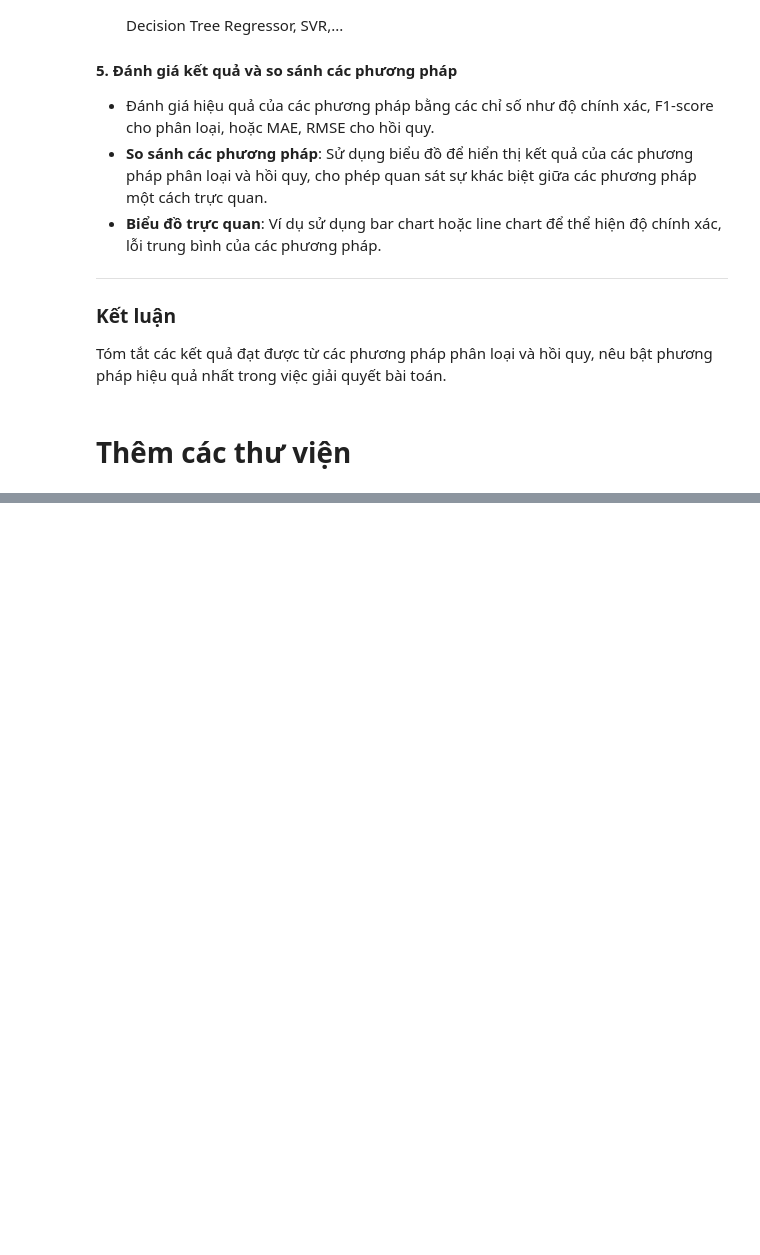
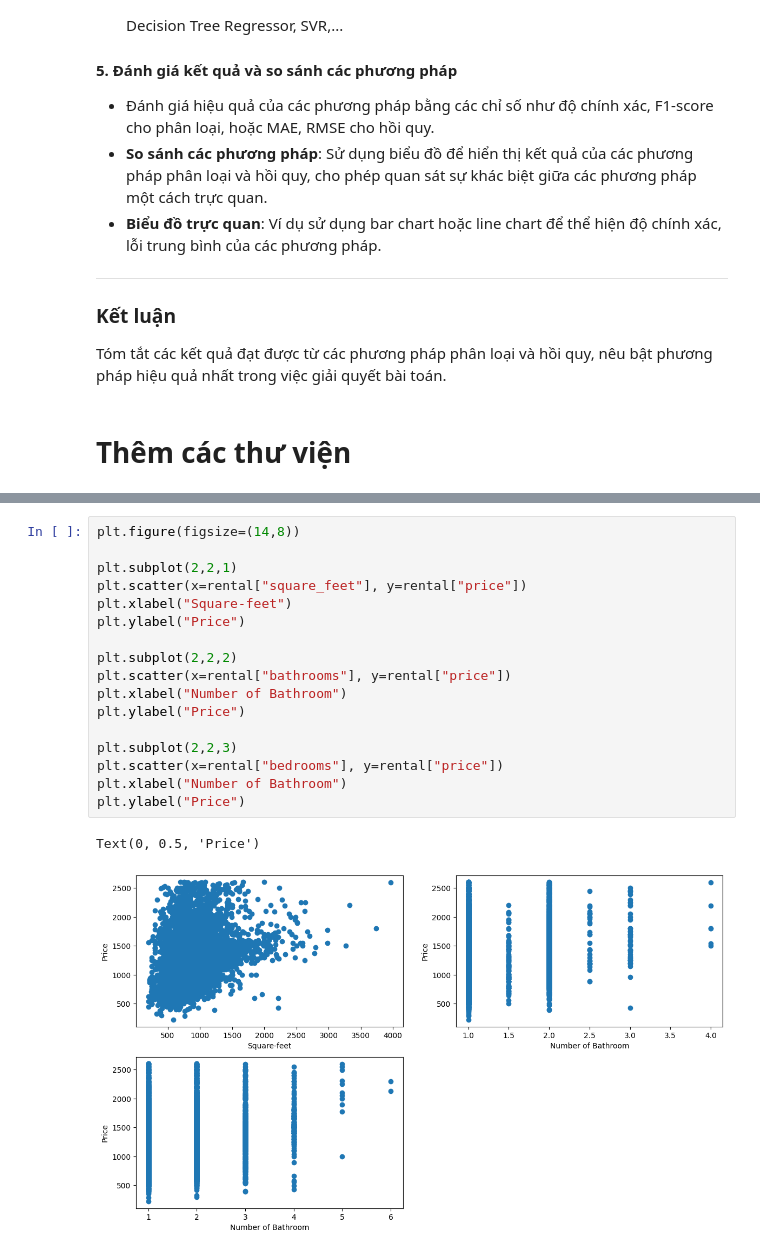
Before and after one commit to Chungg25/-Apartment-for-Rent-Classified, a Jupyter notebook: Apartment_for_Rent_Classified.ipynb, the cells around one changed output, grey strips where cells are left out. Cells and saved outputs as stored; diff of their text form; blank space fills up the shorter version.

```diff
--- a/Apartment_for_Rent_Classified.ipynb
+++ b/Apartment_for_Rent_Classified.ipynb
@@ -188,0 +346,20 @@ Name: amenities, Length: 9791, dtype: int64
+# %%
+plt.figure(figsize=(14,8))
+
+plt.subplot(2,2,1)
+plt.scatter(x=rental["square_feet"], y=rental["price"])
+plt.xlabel("Square-feet")
+plt.ylabel("Price")
+
+plt.subplot(2,2,2)
+plt.scatter(x=rental["bathrooms"], y=rental["price"])
+plt.xlabel("Number of Bathroom")
+plt.ylabel("Price")
+
+plt.subplot(2,2,3)
+plt.scatter(x=rental["bedrooms"], y=rental["price"])
+plt.xlabel("Number of Bathroom")
+plt.ylabel("Price")
+# %% [output]
+Text(0, 0.5, 'Price')
+[figure, added]
```
Also changed, not shown: parts of 71 cells of this notebook, 1 other file.
